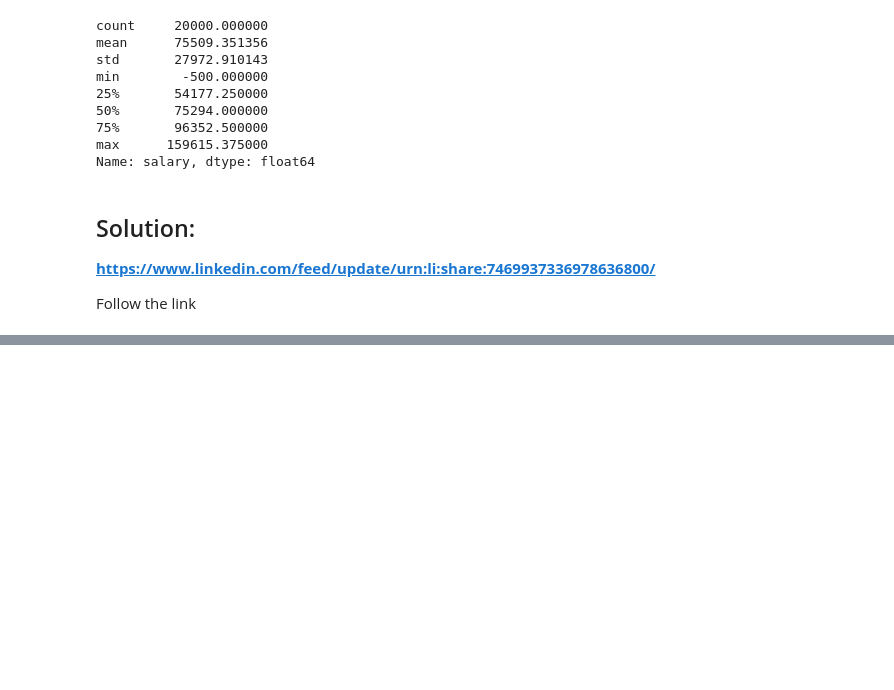
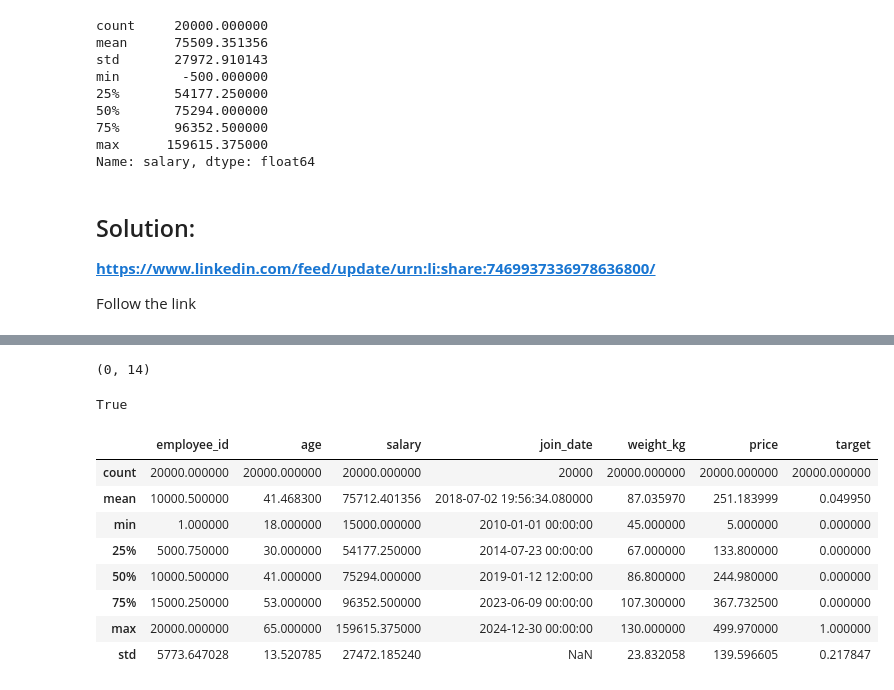
Before and after one commit to Sayem-2021331081/AI---Ml-, a Jupyter notebook: Assignment_3.ipynb, the cells around one changed output, grey strips where cells are left out. Drawn from its saved outputs; the diff is of its cells as text; code cells hidden in the pictures; blank space fills up the shorter version.

```diff
--- a/Assignment_3.ipynb
+++ b/Assignment_3.ipynb
@@ -833,0 +1240,4 @@ Follow the link
+# %%
+df[(df['age'] < 18) | (df['age'] > 65)].shape
+# %% [output]
+(0, 14)
@@ -833,0 +1254,16 @@ Follow the link
+# %%
+(df['age'] >= 18).all() and (df['age'] <= 65).all()
+# %% [output]
+True
+# %%
+df.describe()
+# %% [output]
+|  | employee_id | age | salary | join_date | weight_kg | price | target |
+| count | 20000.000000 | 20000.000000 | 20000.000000 | 20000 | 20000.000000 | 20000.000000 | 20000.000000 |
+| mean | 10000.500000 | 41.468300 | 75712.401356 | 2018-07-02 19:56:34.080000 | 87.035970 | 251.183999 | 0.049950 |
+| min | 1.000000 | 18.000000 | 15000.000000 | 2010-01-01 00:00:00 | 45.000000 | 5.000000 | 0.000000 |
+| 25% | 5000.750000 | 30.000000 | 54177.250000 | 2014-07-23 00:00:00 | 67.000000 | 133.800000 | 0.000000 |
+| 50% | 10000.500000 | 41.000000 | 75294.000000 | 2019-01-12 12:00:00 | 86.800000 | 244.980000 | 0.000000 |
+| 75% | 15000.250000 | 53.000000 | 96352.500000 | 2023-06-09 00:00:00 | 107.300000 | 367.732500 | 0.000000 |
+| max | 20000.000000 | 65.000000 | 159615.375000 | 2024-12-30 00:00:00 | 130.000000 | 499.970000 | 1.000000 |
+| std | 5773.647028 | 13.520785 | 27472.185240 | NaN | 23.832058 | 139.596605 | 0.217847 |
```
Also changed, not shown: parts of 58 cells of this notebook.
